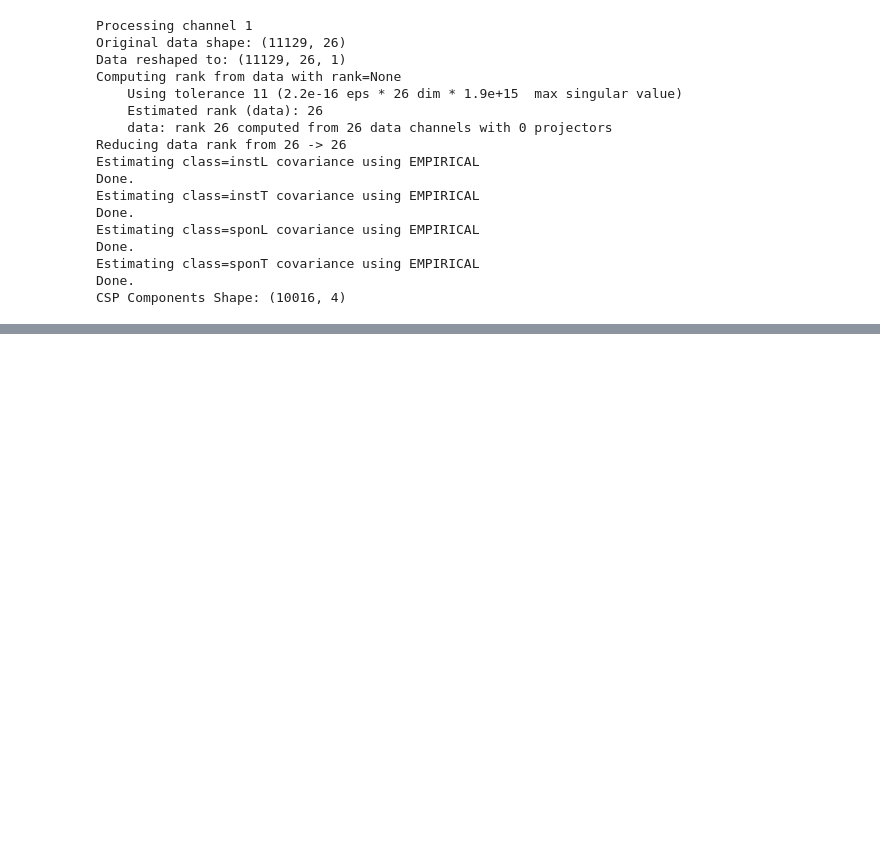
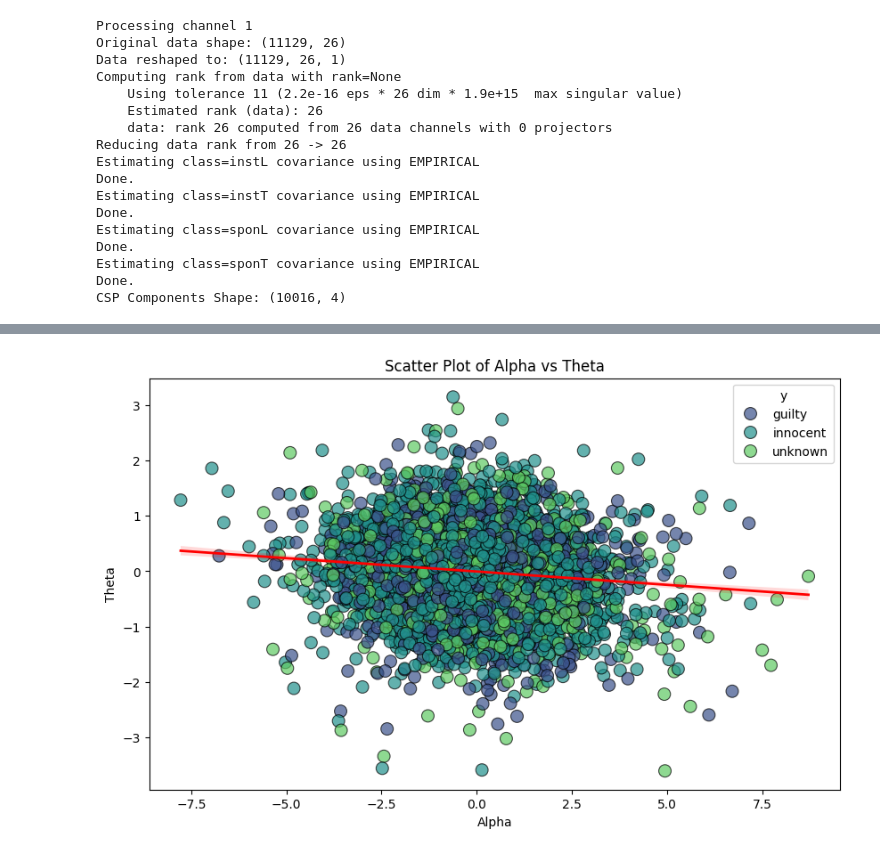
Before and after one commit to eldhosejoseph/thesis, a Jupyter notebook: BCI.ipynb, the cells around one changed output, grey strips where cells are left out. Drawn from its saved outputs; the diff is of its cells as text; code cells hidden in the pictures; blank space fills up the shorter version.

```diff
--- a/BCI.ipynb
+++ b/BCI.ipynb
@@ -1223,0 +1824,13 @@ CSP Components Shape: (10016, 4)
+# %%
+combined_dfs = []
+
+for df in df:
+        # Apply wavelet transform to extract features
+        wavelet_df = apply_wavelet_to_channel(df)
+        # Apply bispectrum to extract features
+        bispectrum_df = extract_bispectrum_features(df)
+
+        # Combine wavelet and bispectrum features for this channel
+        combined_df = pd.concat([wavelet_df.drop(columns='y'), bispectrum_df.drop(columns='y')], axis=1)
+        combined_df['y'] = wavelet_df['y'].values  # Ensure labels are attached
+        combined_dfs.append(combined_df)
@@ -1223,0 +1853,30 @@ CSP Components Shape: (10016, 4)
+# %%
+def scatter_plot_with_regression(df, feature_x, feature_y, label_column='y'):
+    """
+    Plots a scatter plot with regression line/plane for the given features in the DataFrame.
+
+    Parameters:
+    - df: pandas DataFrame containing the data.
+    - feature_x: string, name of the feature for the x-axis.
+    - feature_y: string, name of the feature for the y-axis.
+    - label_column: string, name of the column containing labels for color coding. Default is 'y'.
+    """
+    unique_labels = df[label_column].unique()
+
+    plt.figure(figsize=(10, 6))
+
+    # Plot scatter plot color-coded by labels
+    sns.scatterplot(data=df, x=feature_x, y=feature_y, hue=label_column, palette='viridis', s=100, alpha=0.7, edgecolor='k')
+
+    # Add regression line
+    sns.regplot(x=feature_x, y=feature_y, data=df, scatter=False, color='red', line_kws={"linewidth": 2})
+
+    plt.title(f'Scatter Plot of {feature_x} vs {feature_y}')
+    plt.xlabel(feature_x)
+    plt.ylabel(feature_y)
+    plt.legend(title=label_column)
+    plt.show()
+# %%
+scatter_plot_with_regression(combined_dfs[0], 'Alpha', 'Theta')
+# %% [output]
+[figure, added]
```
Also changed, not shown: parts of 17 cells of this notebook.
